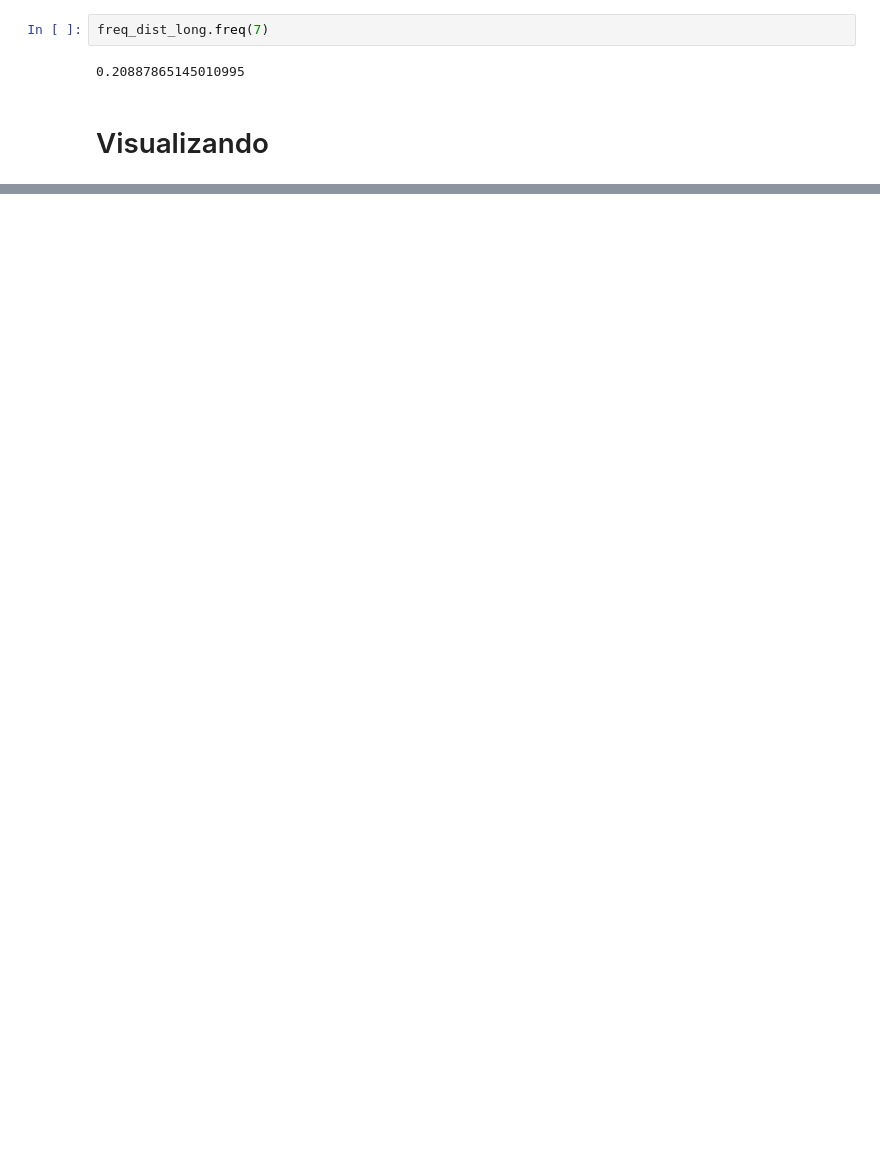
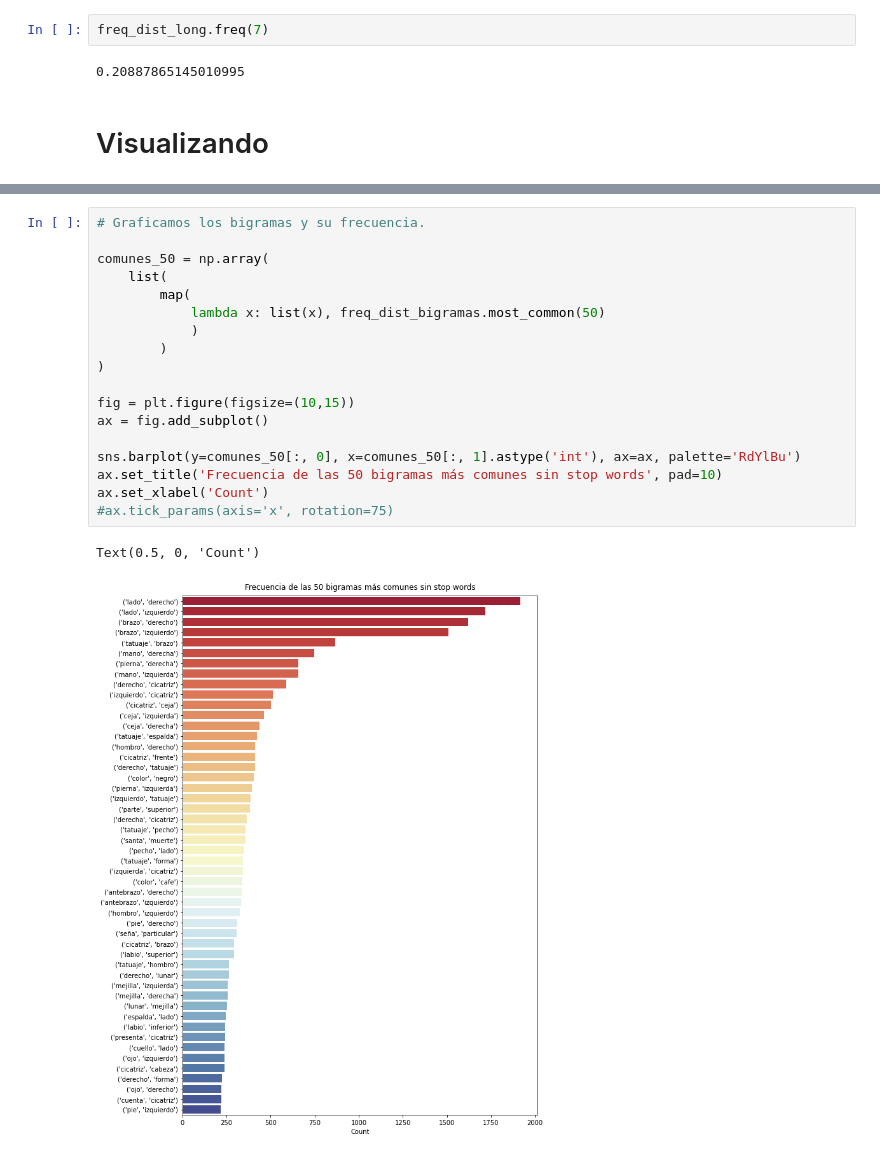
Before and after one commit to MinervaNunez/Proyecto-_Fase3_Python, a Jupyter notebook: Proyecto_Equipo_8.ipynb, the cells around one changed output, grey strips where cells are left out. Cells and saved outputs as stored; diff of their text form; blank space fills up the shorter version.

```diff
--- a/Proyecto_Equipo_8.ipynb
+++ b/Proyecto_Equipo_8.ipynb
@@ -645,0 +708,21 @@ freq_dist_long.freq(7)
+# %%
+# Graficamos los bigramas y su frecuencia.
+
+comunes_50 = np.array(
+    list(
+        map(
+            lambda x: list(x), freq_dist_bigramas.most_common(50)
+            )
+        )
+)
+
+fig = plt.figure(figsize=(10,15))
+ax = fig.add_subplot()
+
+sns.barplot(y=comunes_50[:, 0], x=comunes_50[:, 1].astype('int'), ax=ax, palette='RdYlBu')
+ax.set_title('Frecuencia de las 50 bigramas más comunes sin stop words', pad=10)
+ax.set_xlabel('Count')
+#ax.tick_params(axis='x', rotation=75)
+# %% [output]
+Text(0.5, 0, 'Count')
+[figure, added]
```
Also changed, not shown: parts of 19 cells of this notebook.
